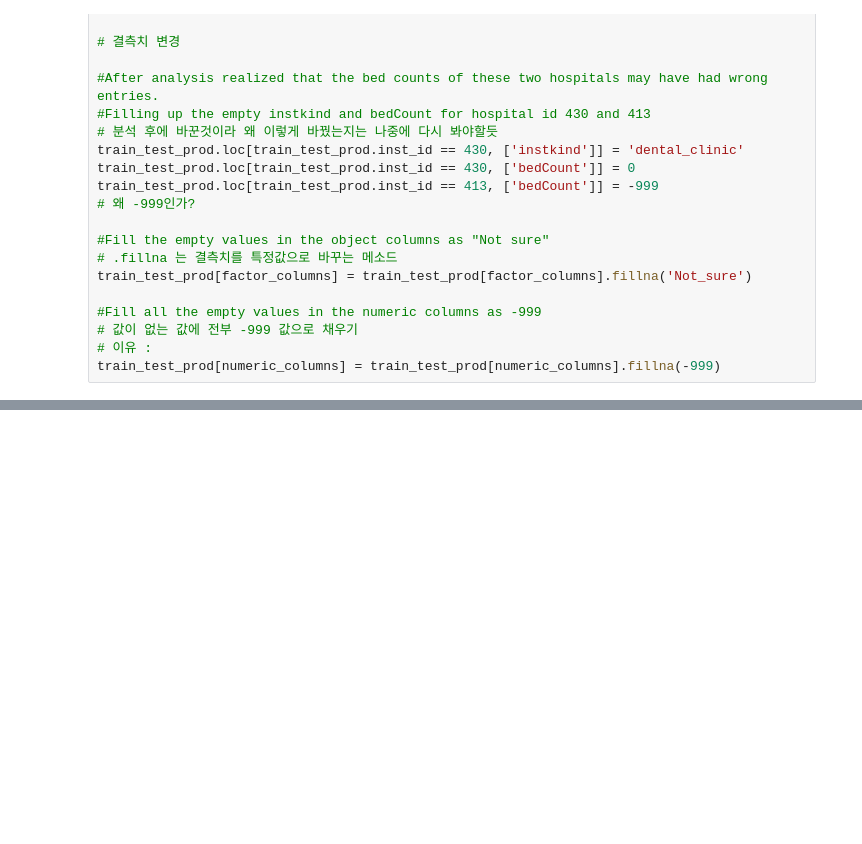
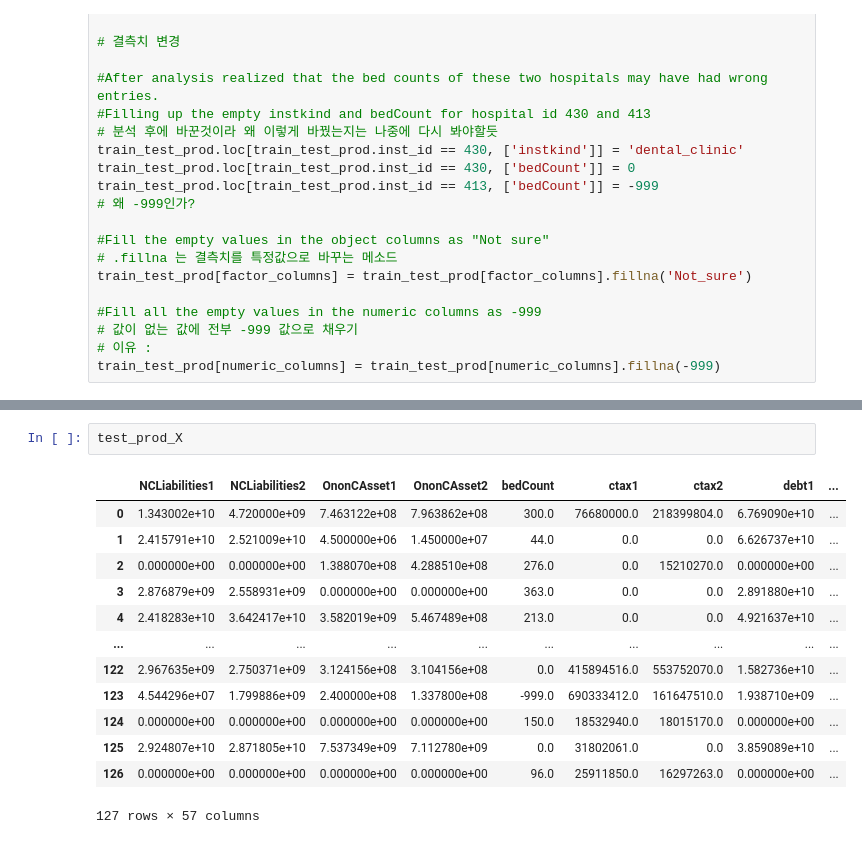
Before and after one commit to yonseimath/data-science-2022-biginner, a Jupyter notebook: jeahyuk/병원_개_폐업_분류_dacon.ipynb, the cells around one changed output, grey strips where cells are left out. Saved outputs shown, nothing was run; the diff lists cells and outputs as text; blank space fills up the shorter version.

```diff
--- a/jeahyuk/병원_개_폐업_분류_dacon.ipynb
+++ b/jeahyuk/병원_개_폐업_분류_dacon.ipynb
@@ -303 +312,17 @@ train_prod['OC']
 Name: OC, Length: 301, dtype: int64
+# %%
+test_prod_X
+# %% [output]
+|  | NCLiabilities1 | NCLiabilities2 | OnonCAsset1 | OnonCAsset2 | bedCount | ctax1 | ctax2 | debt1 | ... |
+| 0 | 1.343002e+10 | 4.720000e+09 | 7.463122e+08 | 7.963862e+08 | 300.0 | 76680000.0 | 218399804.0 | 6.769090e+10 | ... |
+| 1 | 2.415791e+10 | 2.521009e+10 | 4.500000e+06 | 1.450000e+07 | 44.0 | 0.0 | 0.0 | 6.626737e+10 | ... |
+| 2 | 0.000000e+00 | 0.000000e+00 | 1.388070e+08 | 4.288510e+08 | 276.0 | 0.0 | 15210270.0 | 0.000000e+00 | ... |
+| 3 | 2.876879e+09 | 2.558931e+09 | 0.000000e+00 | 0.000000e+00 | 363.0 | 0.0 | 0.0 | 2.891880e+10 | ... |
+| 4 | 2.418283e+10 | 3.642417e+10 | 3.582019e+09 | 5.467489e+08 | 213.0 | 0.0 | 0.0 | 4.921637e+10 | ... |
+| ... | ... | ... | ... | ... | ... | ... | ... | ... | ... |
+| 122 | 2.967635e+09 | 2.750371e+09 | 3.124156e+08 | 3.104156e+08 | 0.0 | 415894516.0 | 553752070.0 | 1.582736e+10 | ... |
+| 123 | 4.544296e+07 | 1.799886e+09 | 2.400000e+08 | 1.337800e+08 | -999.0 | 690333412.0 | 161647510.0 | 1.938710e+09 | ... |
+| 124 | 0.000000e+00 | 0.000000e+00 | 0.000000e+00 | 0.000000e+00 | 150.0 | 18532940.0 | 18015170.0 | 0.000000e+00 | ... |
+| 125 | 2.924807e+10 | 2.871805e+10 | 7.537349e+09 | 7.112780e+09 | 0.0 | 31802061.0 | 0.0 | 3.859089e+10 | ... |
+| 126 | 0.000000e+00 | 0.000000e+00 | 0.000000e+00 | 0.000000e+00 | 96.0 | 25911850.0 | 16297263.0 | 0.000000e+00 | ... |
+127 rows × 57 columns
```
Also changed, not shown: parts of 38 cells of this notebook.
